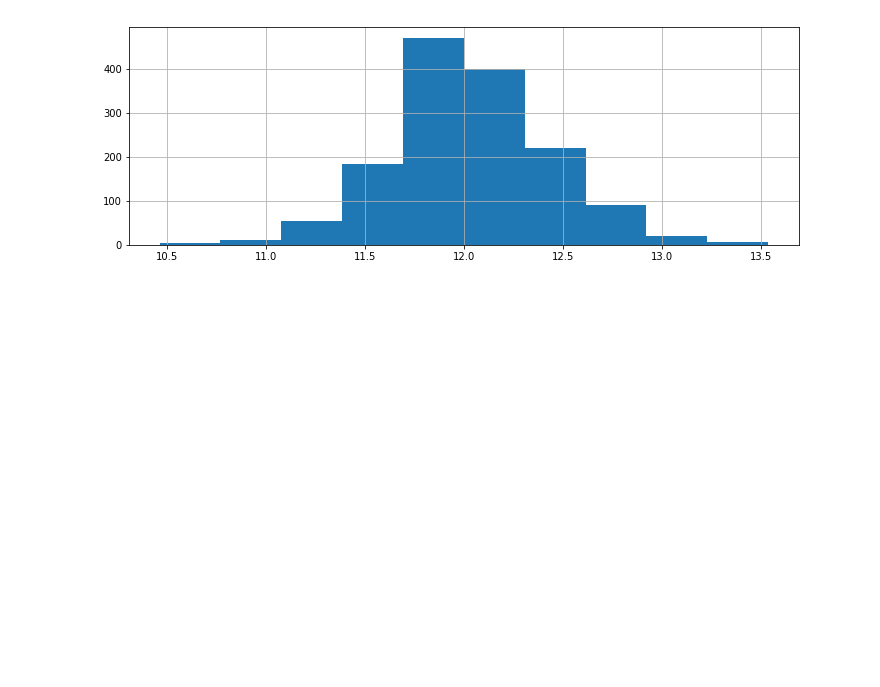
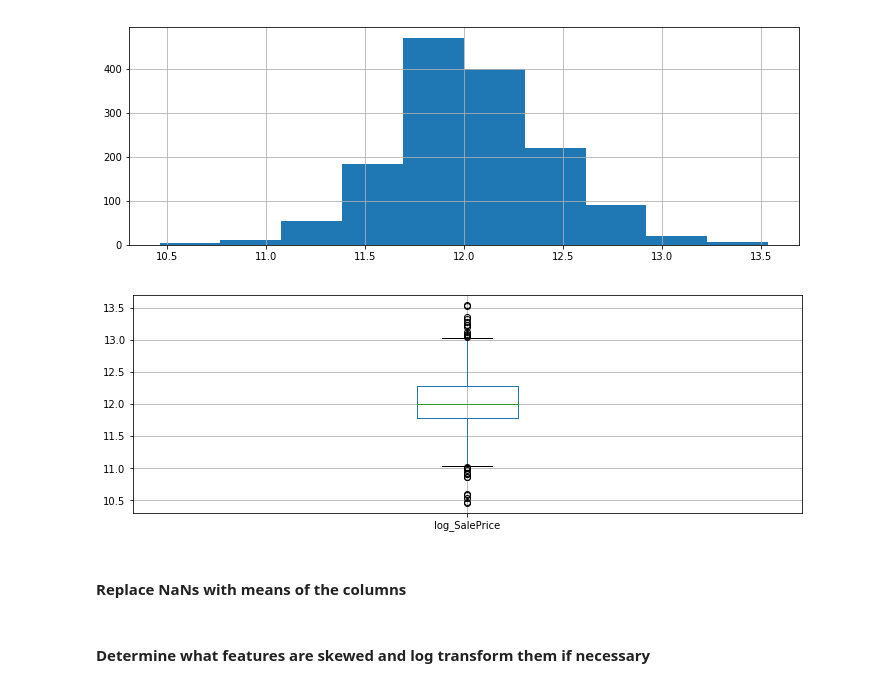
Before and after one commit to davestroud/House_Prices, a Jupyter notebook: House_Prices.ipynb, the cells around one changed output. Cells and saved outputs as stored; diff of their text form; code cells hidden in the pictures; blank space fills up the shorter version.

Commit message:
add skewed features

```diff
--- a/House_Prices.ipynb
+++ b/House_Prices.ipynb
@@ -103,0 +102,6 @@ plot = house_prices
+# %%
+plot = house_prices_train.boxplot(column='log_SalePrice')
+# %% [output]
+[figure, added]
+# %% [markdown]
+#### Replace NaNs with means of the columns
@@ -103,0 +110,2 @@ plot = house_prices
+# %% [markdown]
+#### Determine what features are skewed and log transform them if necessary
```
Also changed, not shown: parts of 4 cells of this notebook.
